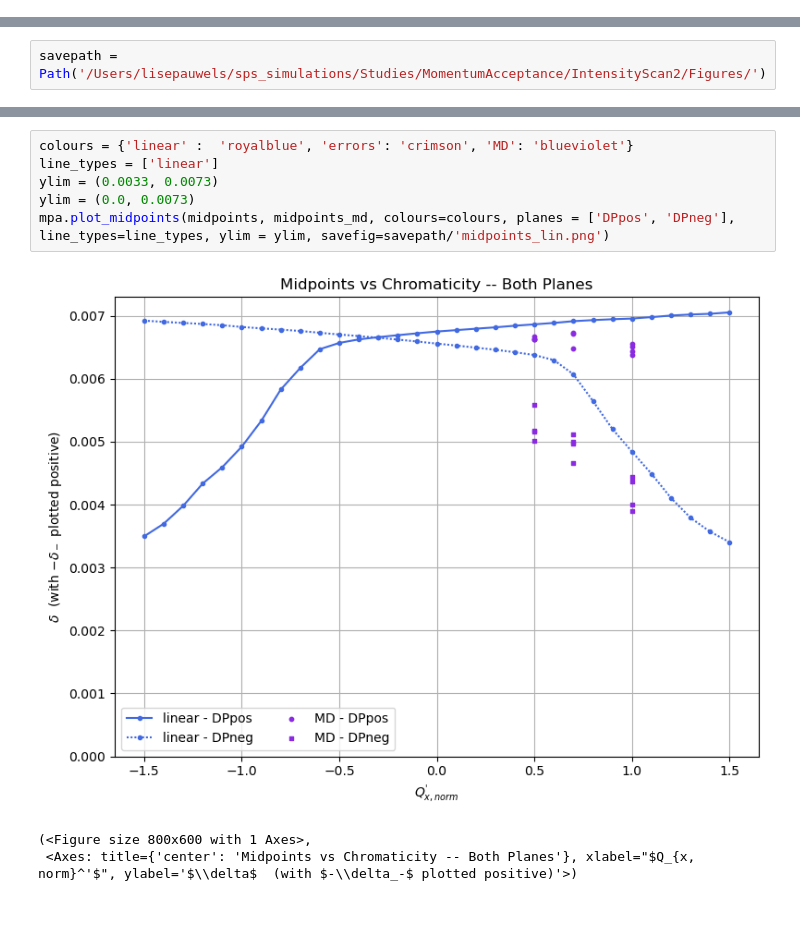
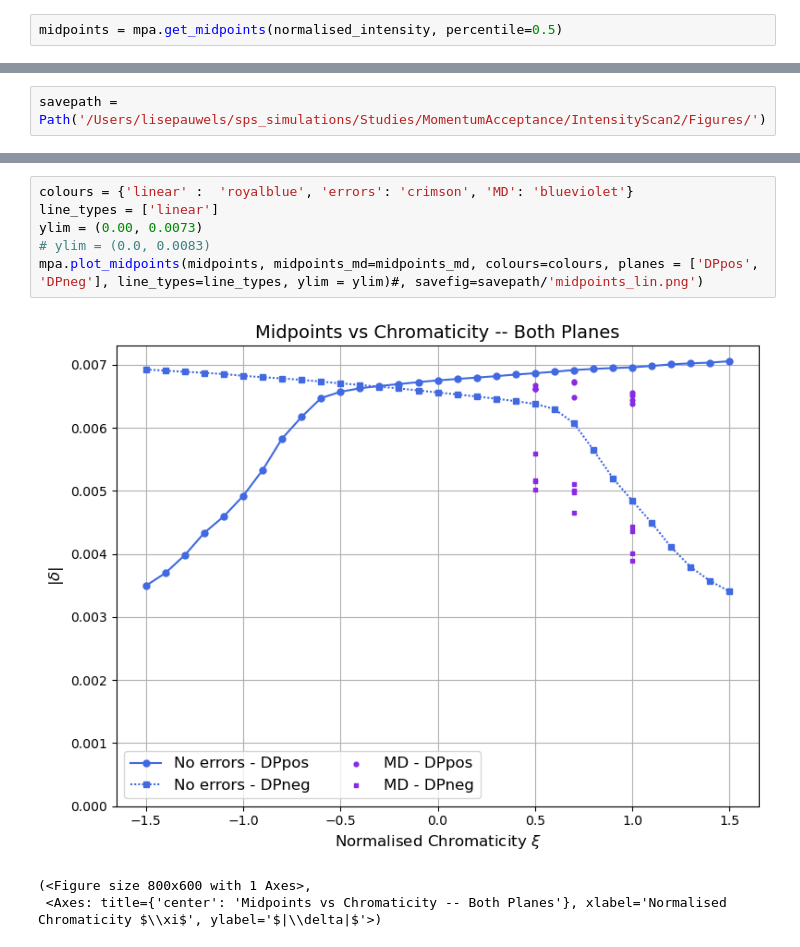
Before and after one commit to lisepauwels/sps_simulations, a Jupyter notebook: Studies/MomentumAcceptance/HelperFunctions/test.ipynb, the cells around one changed output, grey strips where cells are left out. Saved outputs shown, nothing was run; the diff lists cells and outputs as text; blank space fills up the shorter version.

```diff
--- a/Studies/MomentumAcceptance/HelperFunctions/test.ipynb
+++ b/Studies/MomentumAcceptance/HelperFunctions/test.ipynb
@@ -69,3 +70,5 @@ midpoints = mpa.get_midpoints(normalised_intensity)
+# %%
+midpoints = mpa.get_midpoints(normalised_intensity, percentile=0.5)
 # %%
 with open(path_MD_data/'midpoints_MD.json') as f:
     midpoints_md = json.load(f)
@@ -85,10 +88,10 @@ mpa.plot_midpoints(midpoints, midpoints_md, colours=colours, planes = ['DPneg'],
 # %%
 colours = {'linear' :  'royalblue', 'errors': 'crimson', 'MD': 'blueviolet'}
 line_types = ['linear']
-ylim = (0.0033, 0.0073)
-ylim = (0.0, 0.0073)
-mpa.plot_midpoints(midpoints, midpoints_md, colours=colours, planes = ['DPpos', 'DPneg'], line_types=line_types, ylim = ylim, savefig=savepath/'midpoints_lin.png')
+ylim = (0.00, 0.0073)
+# ylim = (0.0, 0.0083)
+mpa.plot_midpoints(midpoints, midpoints_md=midpoints_md, colours=colours, planes = ['DPpos', 'DPneg'], line_types=line_types, ylim = ylim)#, savefig=savepath/'midpoints_lin.png')
 # %% [output]
-[figure, old version]
+[figure, new version]
 (<Figure size 800x600 with 1 Axes>,
- <Axes: title={'center': 'Midpoints vs Chromaticity -- Both Planes'}, xlabel="$Q_{x, norm}^'$", ylabel='$\\delta$  (with $-\\delta_-$ plotted positive)'>)
+ <Axes: title={'center': 'Midpoints vs Chromaticity -- Both Planes'}, xlabel='Normalised Chromaticity $\\xi$', ylabel='$|\\delta|$'>)
```
Also changed, not shown: parts of 8 cells of this notebook, 7 other files.
